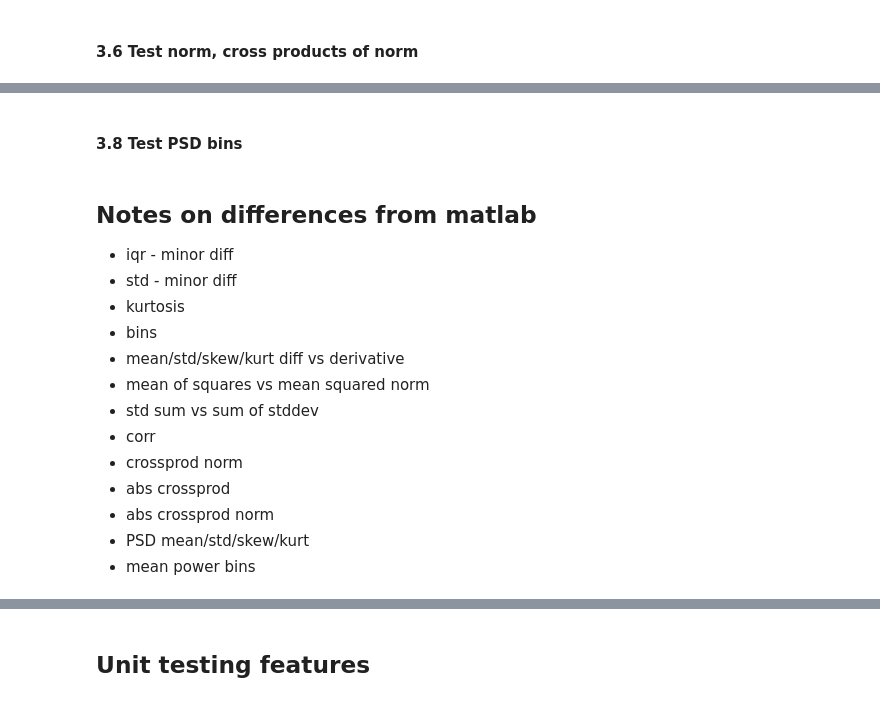
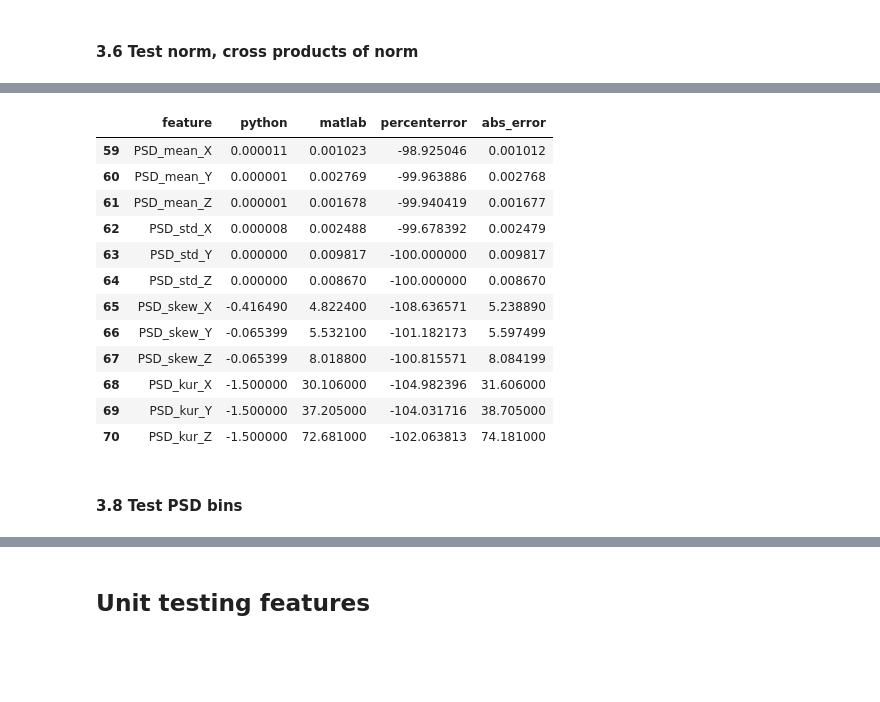
Before and after one commit to kamshee/activity-recognition-process, a Jupyter notebook: TestFeatures.ipynb, the cells around one changed output, grey strips where cells are left out. Drawn from its saved outputs; the diff is of its cells as text; code cells hidden in the pictures; blank space fills up the shorter version.

```diff
--- a/TestFeatures.ipynb
+++ b/TestFeatures.ipynb
@@ -590,17 +532,18 @@ print(result[50:54], result[56:59])
+# %%
+result[59:71]
+# %% [output]
+|  | feature | python | matlab | percenterror | abs_error |
+| 59 | PSD_mean_X | 0.000011 | 0.001023 | -98.925046 | 0.001012 |
+| 60 | PSD_mean_Y | 0.000001 | 0.002769 | -99.963886 | 0.002768 |
+| 61 | PSD_mean_Z | 0.000001 | 0.001678 | -99.940419 | 0.001677 |
+| 62 | PSD_std_X | 0.000008 | 0.002488 | -99.678392 | 0.002479 |
+| 63 | PSD_std_Y | 0.000000 | 0.009817 | -100.000000 | 0.009817 |
+| 64 | PSD_std_Z | 0.000000 | 0.008670 | -100.000000 | 0.008670 |
+| 65 | PSD_skew_X | -0.416490 | 4.822400 | -108.636571 | 5.238890 |
+| 66 | PSD_skew_Y | -0.065399 | 5.532100 | -101.182173 | 5.597499 |
+| 67 | PSD_skew_Z | -0.065399 | 8.018800 | -100.815571 | 8.084199 |
+| 68 | PSD_kur_X | -1.500000 | 30.106000 | -104.982396 | 31.606000 |
+| 69 | PSD_kur_Y | -1.500000 | 37.205000 | -104.031716 | 38.705000 |
+| 70 | PSD_kur_Z | -1.500000 | 72.681000 | -102.063813 | 74.181000 |
 # %% [markdown]
 #### 3.8 Test PSD bins
-# %% [markdown]
-## Notes on differences from matlab
-- iqr - minor diff
-- std - minor diff
-- kurtosis
-- bins
-- mean/std/skew/kurt diff vs derivative
-- mean of squares vs mean squared norm
-- std sum vs sum of stddev
-- corr
-- crossprod norm
-- abs crossprod
-- abs crossprod norm
-- PSD mean/std/skew/kurt
-- mean power bins
```
Also changed, not shown: parts of 31 cells of this notebook.
